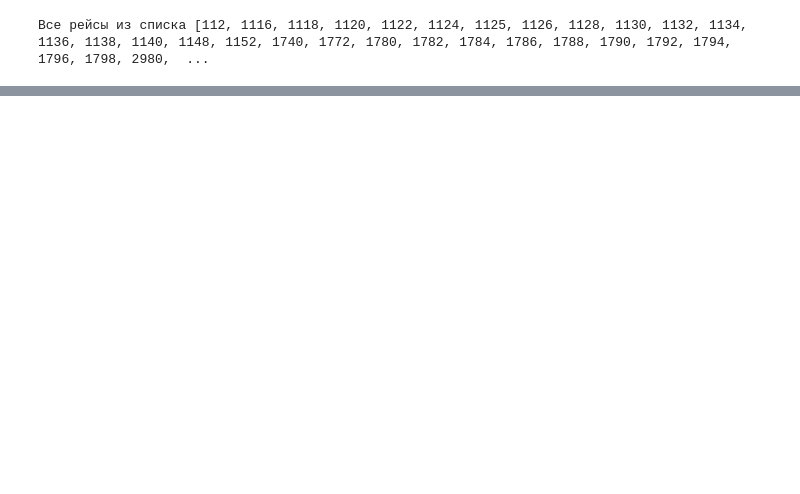
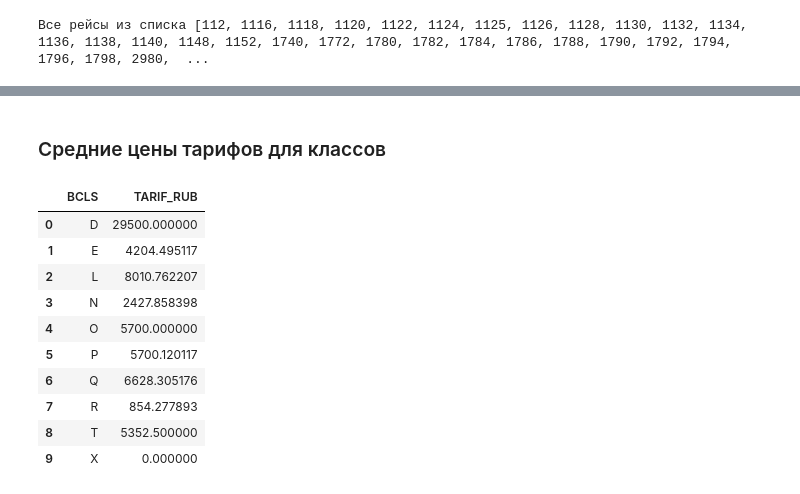
Before and after one commit to Flyer-DM/aeroflot_ML, a Jupyter notebook: профили сезонов.ipynb, the cells around one changed output, grey strips where cells are left out. Cells and saved outputs as stored; diff of their text form; code cells hidden in the pictures; blank space fills up the shorter version.

```diff
--- a/профили сезонов.ipynb
+++ b/профили сезонов.ipynb
@@ -134,0 +123,18 @@ merged.head()
+# %% [markdown]
+### Средние цены тарифов для классов
+# %%
+bcls_mean = merged[['BCLS', 'TARIF_RUB']].copy()
+bcls_mean = bcls_mean.groupby(by=['BCLS'])['TARIF_RUB'].mean().reset_index()
+bcls_mean
+# %% [output]
+|  | BCLS | TARIF_RUB |
+| 0 | D | 29500.000000 |
+| 1 | E | 4204.495117 |
+| 2 | L | 8010.762207 |
+| 3 | N | 2427.858398 |
+| 4 | O | 5700.000000 |
+| 5 | P | 5700.120117 |
+| 6 | Q | 6628.305176 |
+| 7 | R | 854.277893 |
+| 8 | T | 5352.500000 |
+| 9 | X | 0.000000 |
```
Also changed, not shown: parts of 8 cells of this notebook, 2 other files.
